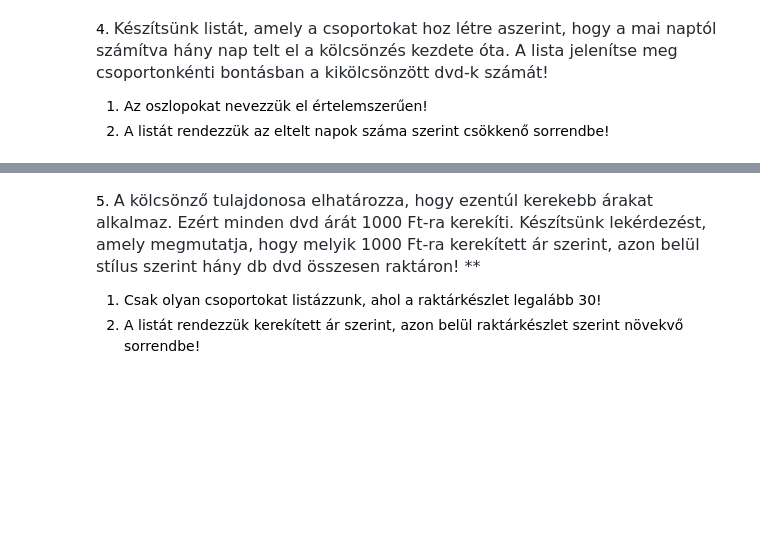
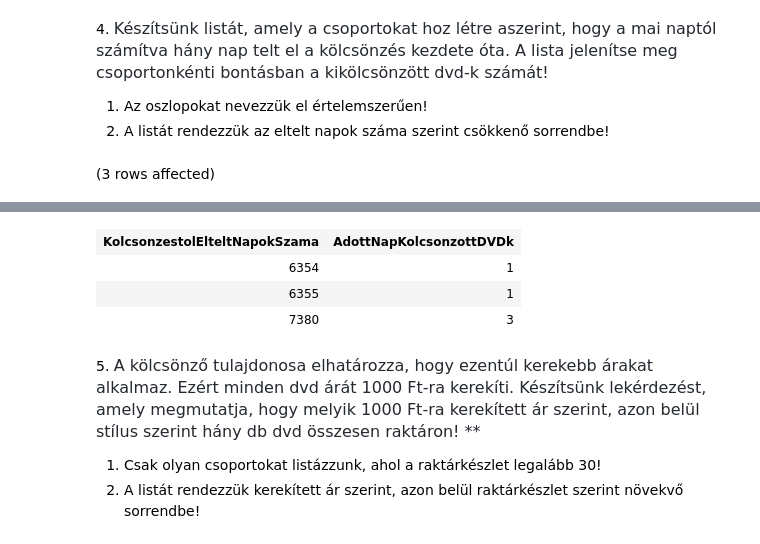
Before and after one commit to Munti05/sql_gyak, a Jupyter notebook: gyakorlat02_feladatok_sajat.ipynb, the cells around one changed output, grey strips where cells are left out. Saved outputs shown, nothing was run; the diff lists cells and outputs as text; code cells hidden in the pictures; blank space fills up the shorter version.

```diff
--- a/gyakorlat02_feladatok_sajat.ipynb
+++ b/gyakorlat02_feladatok_sajat.ipynb
@@ -80,3 +80,10 @@ Total execution time: 00:00:00.214
 
 1. Az oszlopokat nevezzük el értelemszerűen!
 2. A listát rendezzük az eltelt napok száma szerint csökkenő sorrendbe!
+# %%
+SELECT DATEDIFF(day,ki_datum,GETDATE()) as 'KolcsonzestolElteltNapokSzama', count(*) as 'AdottNapKolcsonzottDVDk'
+FROM kolcsonzesek
+GROUP BY ki_datum
+order by ki_datum DESC
+# %% [output]
+(3 rows affected)
@@ -83,3 +91,7 @@ Total execution time: 00:00:00.214
+| KolcsonzestolElteltNapokSzama | AdottNapKolcsonzottDVDk |
+| 6354 | 1 |
+| 6355 | 1 |
+| 7380 | 3 |
 # %% [markdown]
 5. <span style="color: rgb(36, 41, 47); font-family: -apple-system, BlinkMacSystemFont, &quot;Segoe UI&quot;, Helvetica, Arial, sans-serif, &quot;Apple Color Emoji&quot;, &quot;Segoe UI Emoji&quot;; font-size: 16px;">A kölcsönző tulajdonosa elhatározza, hogy ezentúl kerekebb árakat alkalmaz. Ezért minden dvd árát 1000 Ft-ra kerekíti. Készítsünk lekérdezést, amely megmutatja, hogy melyik 1000 Ft-ra kerekített ár szerint, azon belül stílus szerint hány db dvd összesen raktáron! **</span>
 
```
Also changed, not shown: parts of 1 cell of this notebook.
